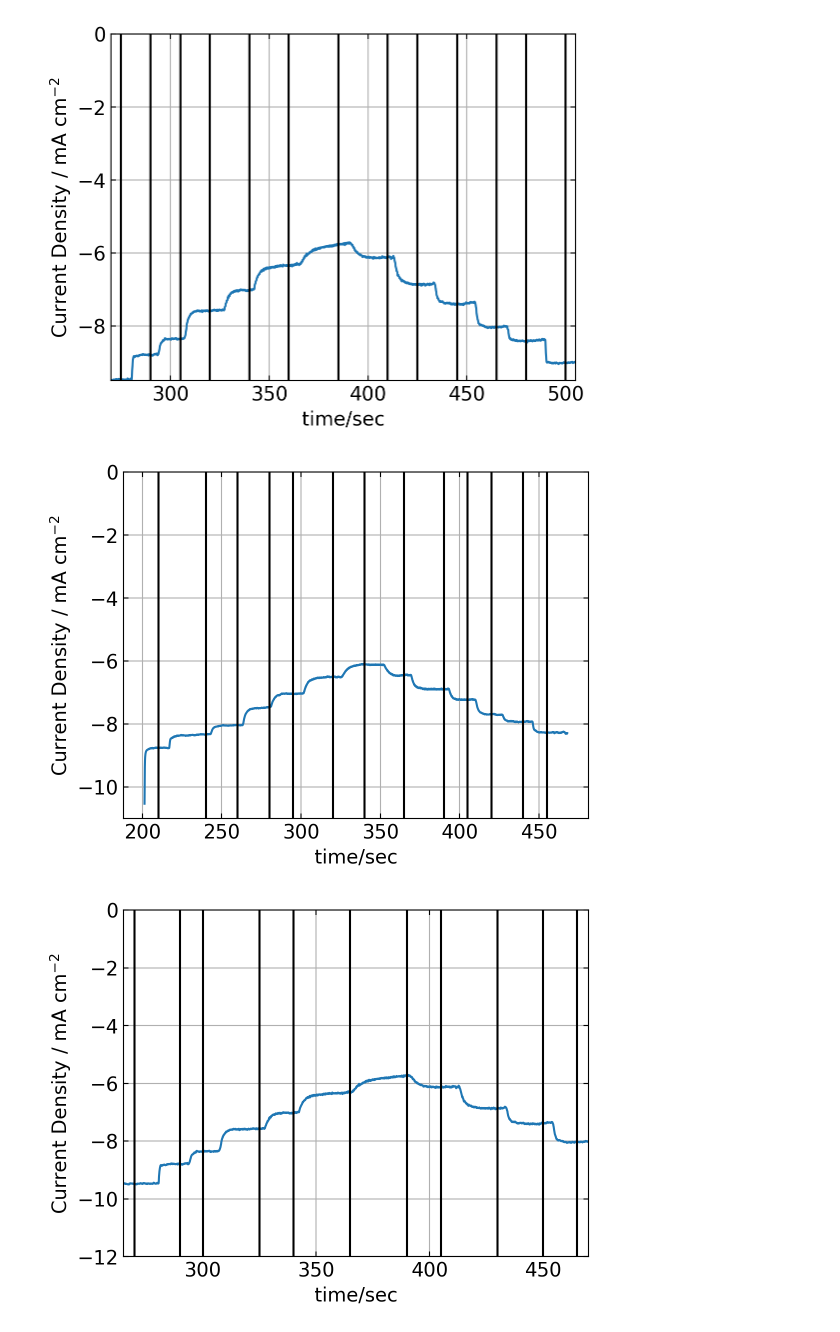
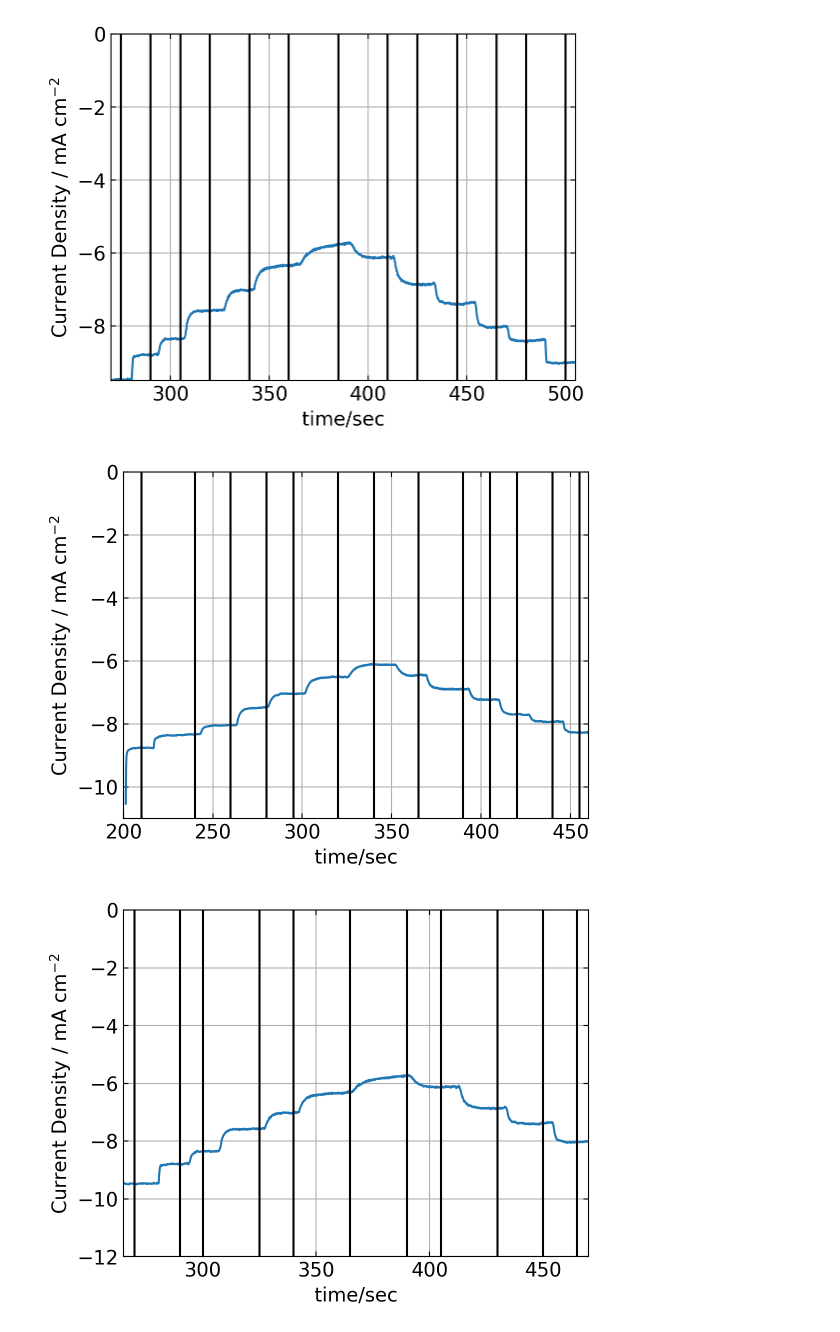
Before and after one commit to scbgroup/Koutecky-Levich-for-ECH, a Jupyter notebook: K-L Tafel Slope analysis.ipynb, the cells around one changed output. Drawn from its saved outputs; the diff is of its cells as text; code cells hidden in the pictures.

```diff
--- a/K-L Tafel Slope analysis.ipynb
+++ b/K-L Tafel Slope analysis.ipynb
@@ -88,13 +96,7 @@ for i in x_list:
     axvline(x=i,color='black')
 show()
 
-time_ZPG07_1 = [480,490,500,520,535,555,570,580,590,605,625,635,650]
-I_ZPG07_1 = []
-
-
-for i in arange(13):
-    icd = ZnPVAGA_ECH_07[0]['icd'][ZnPVAGA_ECH_07[0]['time/s'] < time_ZPG07_1[i]][-1:]
-    I_ZPG07_1.extend(-1/icd)
+I_ZPG07_1 = icdinv(ZnPVAGA_ECH_07[0],x_list)
 # %% [output]
 [figure]
 # %%
@@ -115,11 +117,7 @@ for i in x_list:
 
 show()
 
-time_ZPG07_2 = [480,490,500,520,535,550,565,575,590,605,620,635,645]
-I_ZPG07_2 = []
-for i in arange(13):
-    icd = ZnPVAGA_ECH_07[1]['icd'][ZnPVAGA_ECH_07[1]['time/s'] < time_ZPG07_2[i]][-1:]
-    I_ZPG07_2.extend(-1/icd)
+I_ZPG07_2 = icdinv(ZnPVAGA_ECH_07[1],x_list)
 # %% [output]
 [figure]
 # %%
@@ -137,14 +135,9 @@ x_list = [540,555,575,595,615,640,670,690,715,745,775,805,825]
 for i in x_list:
     axvline(x=i,color='black')
 
-
 show()
 
-time_ZPG07_3 = [540,555,575,595,615,640,670,690,715,745,775,805,825]
-I_ZPG07_3 = []
-for i in arange(13):
-    icd = ZnPVAGA_ECH_07[2]['icd'][ZnPVAGA_ECH_07[2]['time/s'] < time_ZPG07_3[i]][-1:]
-    I_ZPG07_3.extend(-1/icd)
+I_ZPG07_3 = icdinv(ZnPVAGA_ECH_07[2],x_list)
 # %% [output]
 [figure]
 # %%
@@ -189,38 +182,30 @@ for i in x_list:
 
 show()
 
-time_ZPG08_1 = [275,290,305,320,340,360,385,410,425,445,465,480,500]
-I_ZPG08_1 = []
-for i in arange(13):
-    icd = ZnPVAGA_ECH_08[0]['icd'][ZnPVAGA_ECH_08[0]['time/s'] < time_ZPG08_1[i]][-1:]
-    I_ZPG08_1.extend(-1/icd)
+I_ZPG08_1 = icdinv(ZnPVAGA_ECH_08[0],x_list)
 # %% [output]
 [figure]
 # %%
 for df in ZnPVAGA_ECH_08[1:2]:
     icd = df['icd']
     time= df['time/s']
     plot(time,icd)
 
     xlabel('time/sec')
     ylabel('Current Density / mA cm$^{-2}$')
     ylim(-11,0)
-    #xlim(260,520)
+    xlim(200,460)
 grid()
 
 x_list = [210,240,260,280,295,320,340,365,390,405,420,440,455]
 for i in x_list:
     axvline(x=i,color='black')
 
 show()
 
-time_ZPG08_2 = [210,240,260,280,295,320,340,365,390,405,420,440,455]
-I_ZPG08_2 = []
-for i in arange(13):
-    icd = ZnPVAGA_ECH_08[1]['icd'][ZnPVAGA_ECH_08[1]['time/s'] < time_ZPG08_2[i]][-1:]
-    I_ZPG08_2.extend(-1/icd)
+I_ZPG08_2 = icdinv(ZnPVAGA_ECH_08[1],x_list)
 # %% [output]
-[figure, old version]
+[figure, new version]
 # %%
 for df in ZnPVAGA_ECH_08[2:3]:
     icd = df['icd']
```
Also changed, not shown: parts of 36 cells of this notebook.
